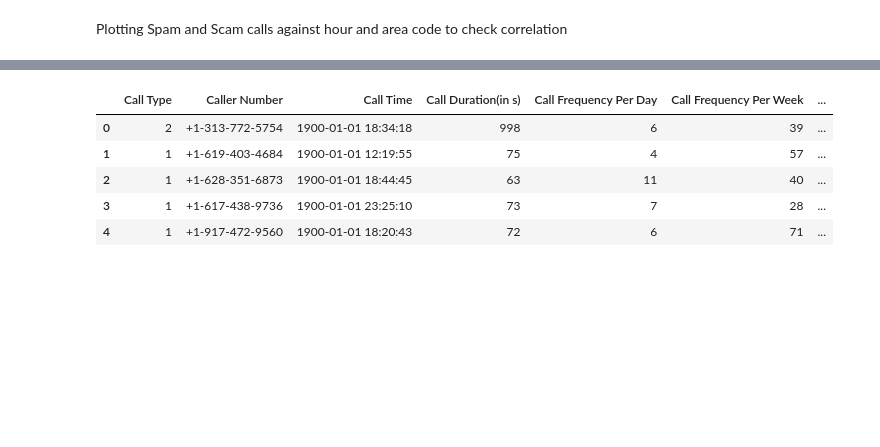
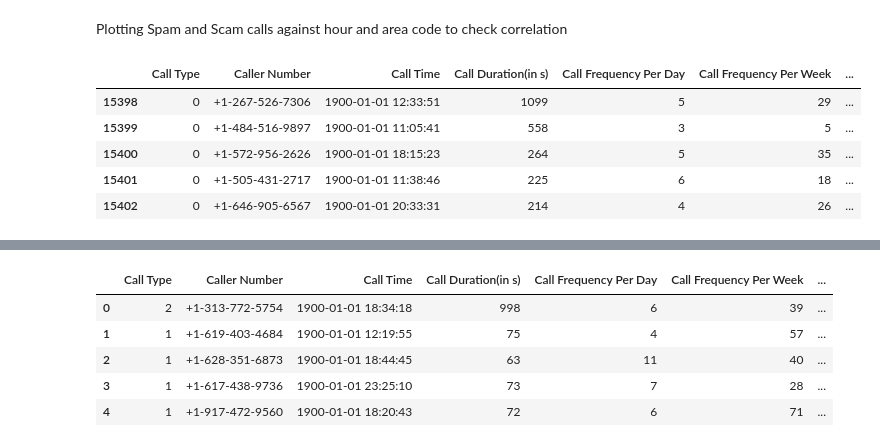
Before and after one commit to achal3014/Spam-Fraud-Call-Location-Detection, a Jupyter notebook: b_data_preprocess.ipynb, the cells around one changed output, grey strips where cells are left out. Cells and saved outputs as stored; diff of their text form; code cells hidden in the pictures; blank space fills up the shorter version.

```diff
--- a/b_data_preprocess.ipynb
+++ b/b_data_preprocess.ipynb
@@ -279,5 +279,16 @@ Area Code                  0.099710
 Name: Call Type, dtype: float64
 # %% [markdown]
 Plotting Spam and Scam calls against hour and area code to check correlation
+# %%
+normal_calls = c_fraud_df[c_fraud_df['Call Type'] == 0]
+normal_calls.reset_index(drop=True,inplace=True)
+normal_calls.tail()
+# %% [output]
+|  | Call Type | Caller Number | Call Time | Call Duration(in s) | Call Frequency Per Day | Call Frequency Per Week | ... |
+| 15398 | 0 | +1-267-526-7306 | 1900-01-01 12:33:51 | 1099 | 5 | 29 | ... |
+| 15399 | 0 | +1-484-516-9897 | 1900-01-01 11:05:41 | 558 | 3 | 5 | ... |
+| 15400 | 0 | +1-572-956-2626 | 1900-01-01 18:15:23 | 264 | 5 | 35 | ... |
+| 15401 | 0 | +1-505-431-2717 | 1900-01-01 11:38:46 | 225 | 6 | 18 | ... |
+| 15402 | 0 | +1-646-905-6567 | 1900-01-01 20:33:31 | 214 | 4 | 26 | ... |
 # %%
 spam_calls = c_fraud_df[c_fraud_df['Call Type'] == 1]
```
Also changed, not shown: parts of 7 cells of this notebook, 3 other files.
